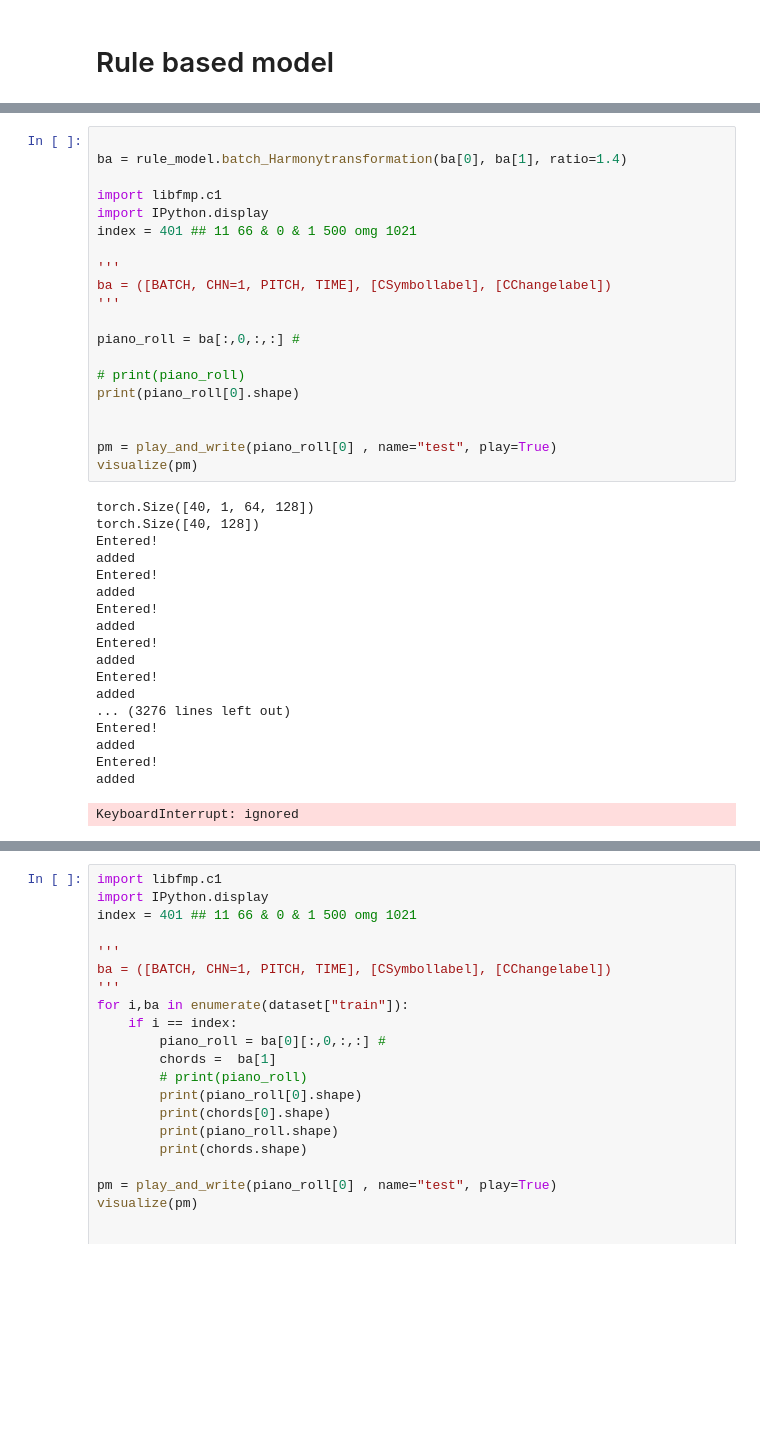
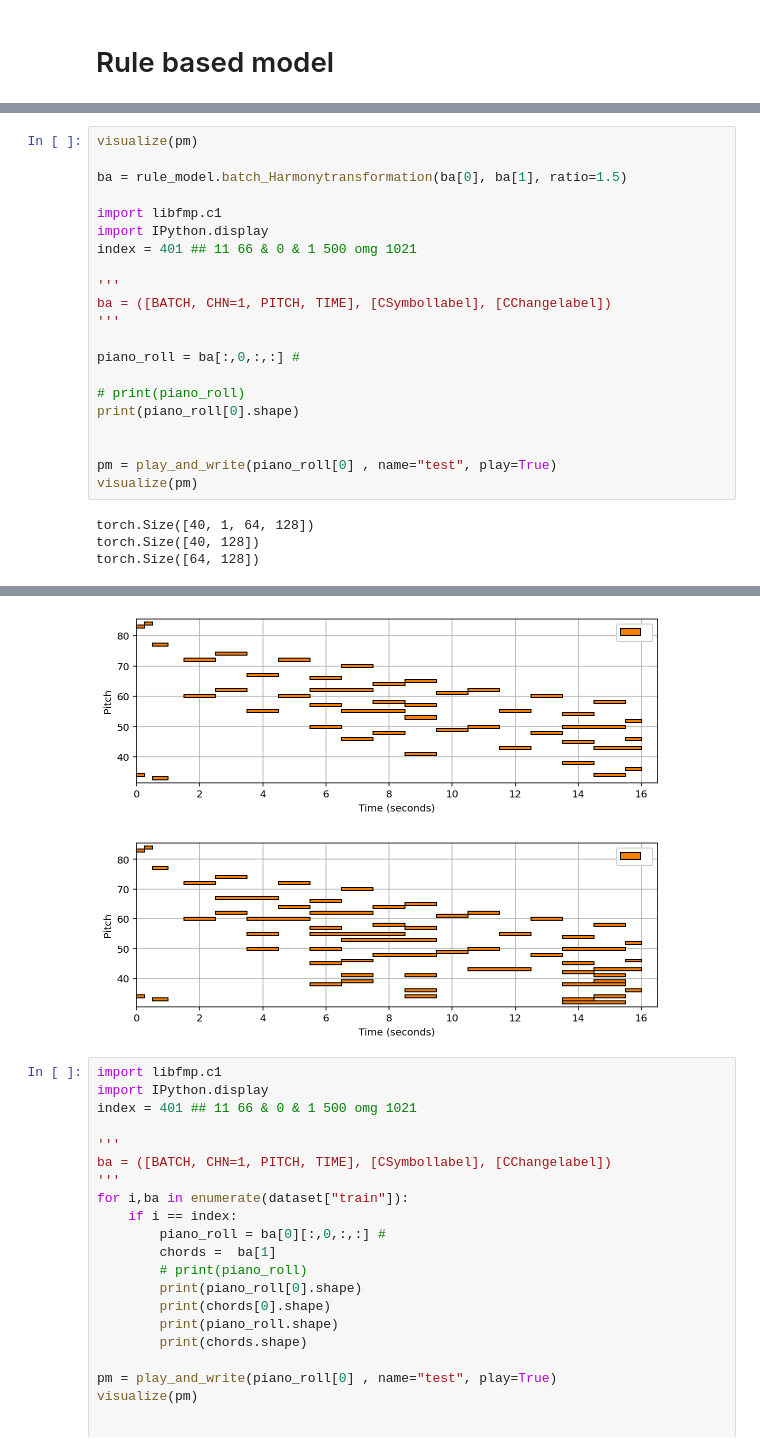
Before and after one commit to jmhuer/Fall2021MusicResearch, a Jupyter notebook: HarmonyReductionAndDecompostion/rulebased.ipynb, the cells around one changed output, grey strips where cells are left out. Drawn from its saved outputs; the diff is of its cells as text; blank space fills up the shorter version.

```diff
--- a/HarmonyReductionAndDecompostion/rulebased.ipynb
+++ b/HarmonyReductionAndDecompostion/rulebased.ipynb
@@ -361,8 +369,9 @@ print(rule_model.probs)
 ['root', '3rd', 'P4', 'P5']
 [0.2, 0.1, 0.3, 0.4]
 # %%
+visualize(pm)
 
-ba = rule_model.batch_Harmonytransformation(ba[0], ba[1], ratio=1.4)
+ba = rule_model.batch_Harmonytransformation(ba[0], ba[1], ratio=1.5)
 
 import libfmp.c1
 import IPython.display
@@ -383,19 +392,4 @@ visualize(pm)
 # %% [output]
 torch.Size([40, 1, 64, 128])
 torch.Size([40, 128])
-Entered!
-added
-Entered!
-added
-Entered!
-added
-Entered!
-added
-Entered!
-added
-... (3276 lines left out)
-Entered!
-added
-Entered!
-added
+torch.Size([64, 128])
-KeyboardInterrupt: ignored
@@ -402,3 +397,5 @@ KeyboardInterrupt: ignored
+[figure, added]
+[figure, added]
 # %%
 import libfmp.c1
 import IPython.display
```
Also changed, not shown: parts of 6 cells of this notebook.
